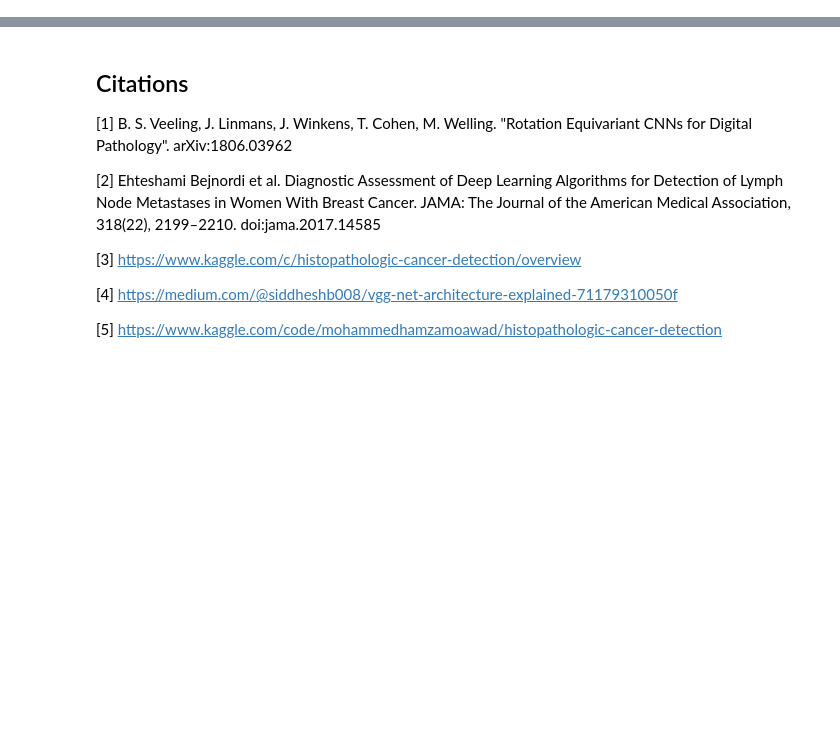
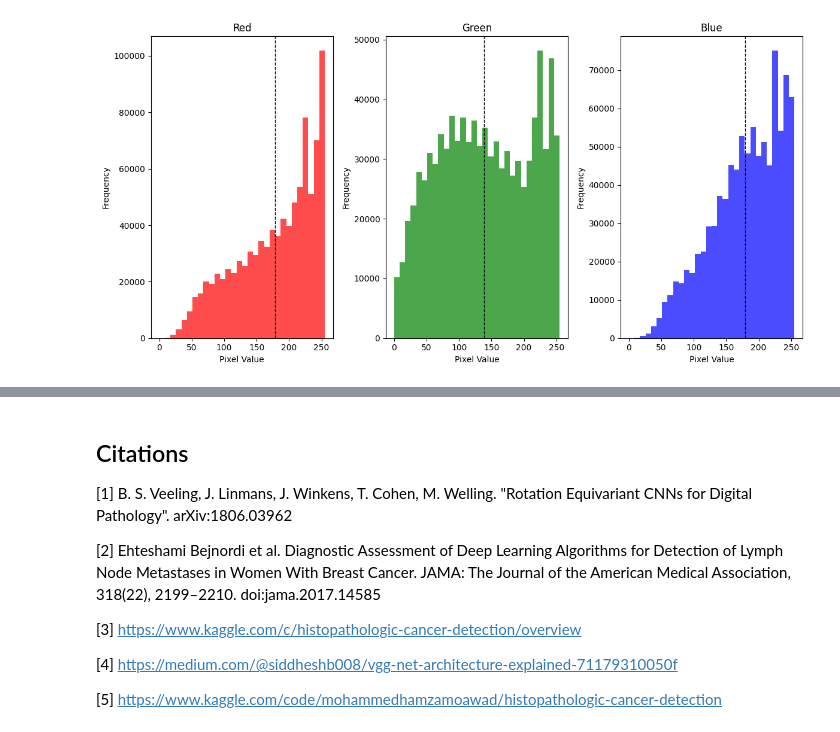
Before and after one commit to wtbtucker/cancer-classifier, a Jupyter notebook: cancer_detector.ipynb, the cells around one changed output, grey strips where cells are left out. Cells and saved outputs as stored; diff of their text form; code cells hidden in the pictures; blank space fills up the shorter version.

```diff
--- a/cancer_detector.ipynb
+++ b/cancer_detector.ipynb
@@ -22,0 +85,34 @@ optimization method
+# %%
+# Load the first 100 images
+sample_data = np.empty((100, 96, 96, 3), dtype=np.uint8)
+sample_labels = np.empty(100, dtype=np.int8)
+for i in range(100):
+    img_path = train_labels_df['filename'][i]
+    img = Image.open(img_path)
+    sample_data[i] = np.array(img)
+    sample_labels[i] = train_labels_df['label'][i]
+# %%
+# Calculate the mean for each 96x96 observation across the first dimension (observations)
+mean_values = np.mean(sample_data, axis=0)  # Shape will be (96, 96, 3)
+
+# Now, calculate the mean across the spatial dimensions (height and width) for each channel
+mean_channel_values = np.mean(mean_values, axis=(0, 1))  # Shape will be (3,)
+
+# Create histograms for each channel
+colors = ['r', 'g', 'b']  # Assuming channels are in RGB order
+channel_labels = ['Red', 'Green', 'Blue']
+
+plt.figure(figsize=(12, 6))
+
+for i in range(3):
+    plt.subplot(1, 3, i + 1)
+    plt.hist(sample_data[..., i].flatten(), bins=30, color=colors[i], alpha=0.7)
+    plt.axvline(mean_channel_values[i], color='k', linestyle='dashed', linewidth=1)
+    plt.title(channel_labels[i])
+    plt.xlabel('Pixel Value')
+    plt.ylabel('Frequency')
+
+plt.tight_layout()
+plt.show()
+# %% [output]
+[figure, added]
```
Also changed, not shown: parts of 19 cells of this notebook, 1 other file.
